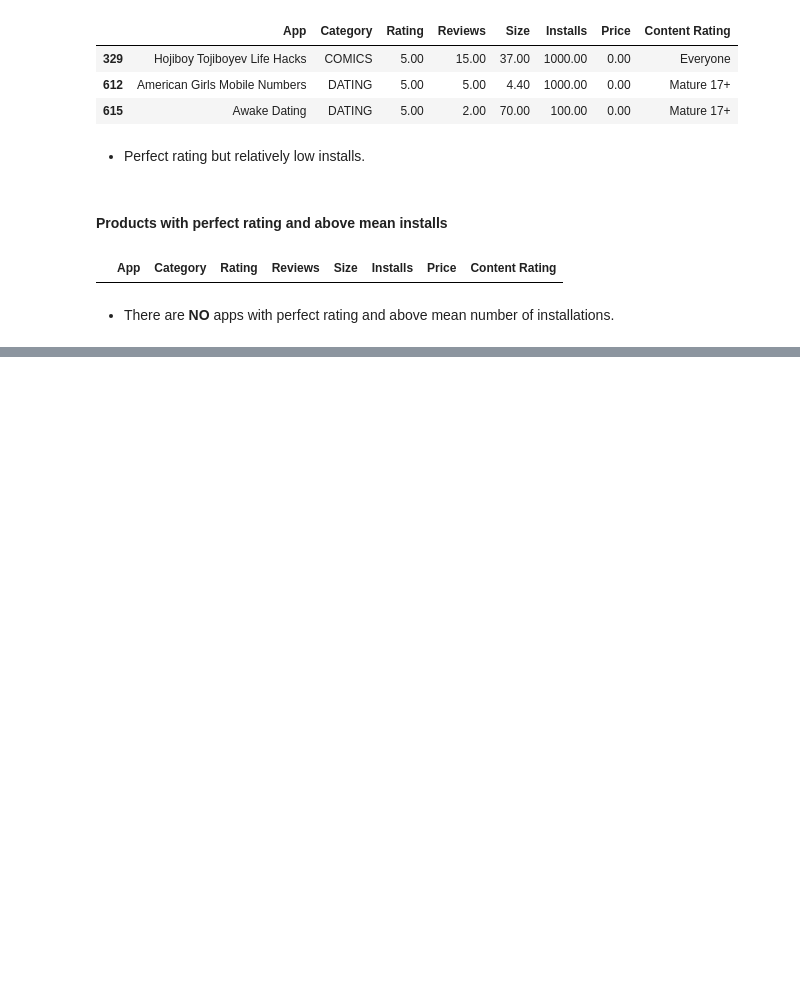
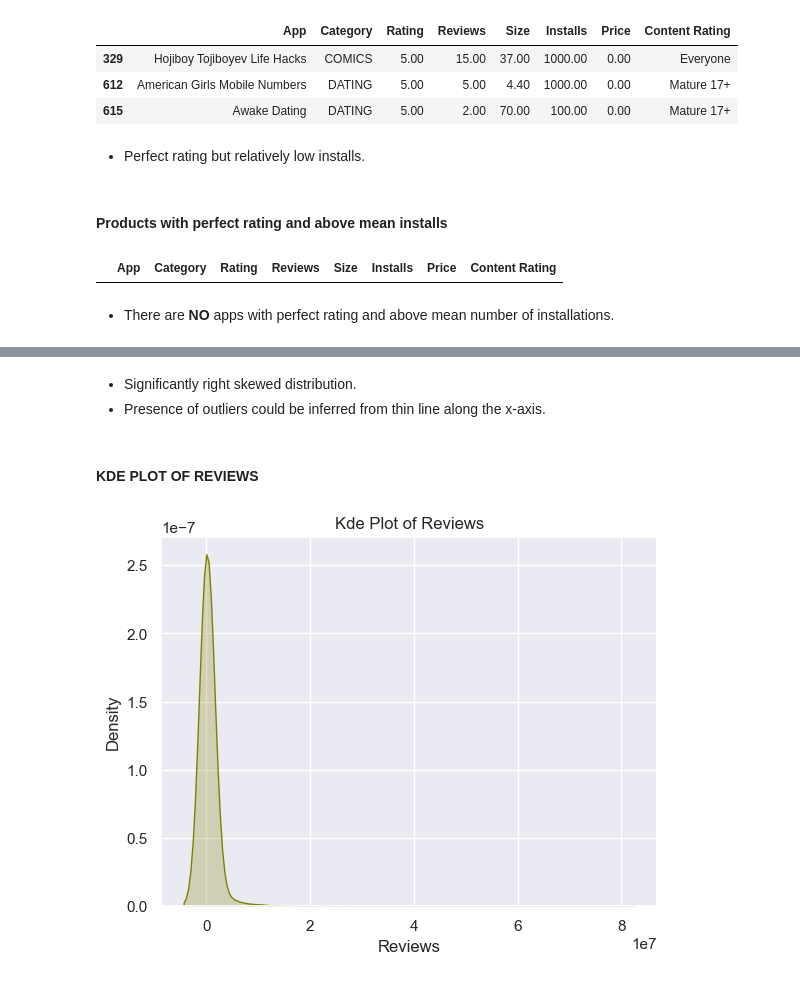
Before and after one commit to RitiGawade/Google-Play-Store, a Jupyter notebook: Data_Visualization.ipynb, the cells around one changed output, grey strips where cells are left out. Cells and saved outputs as stored; diff of their text form; code cells hidden in the pictures; blank space fills up the shorter version.

```diff
--- a/Data_Visualization.ipynb
+++ b/Data_Visualization.ipynb
@@ -352,0 +372,16 @@ df[(df['Rating'] == 5) & df['Installs'] >= df['Installs'].mean()]
+# %% [markdown]
+- Significantly right skewed distribution.
+- Presence of outliers could be inferred from thin line along the x-axis.
+# %% [markdown]
+#### KDE PLOT OF REVIEWS
+# %%
+#title of the plot
+plt.title('Kde Plot of Reviews')
+
+#create the kdeplot
+sns.kdeplot(df['Reviews'], fill = True, bw_method = 0.5, color = "olive")
+
+#display the graph
+plt.show();
+# %% [output]
+[figure, added]
```
Also changed, not shown: parts of 30 cells of this notebook.
